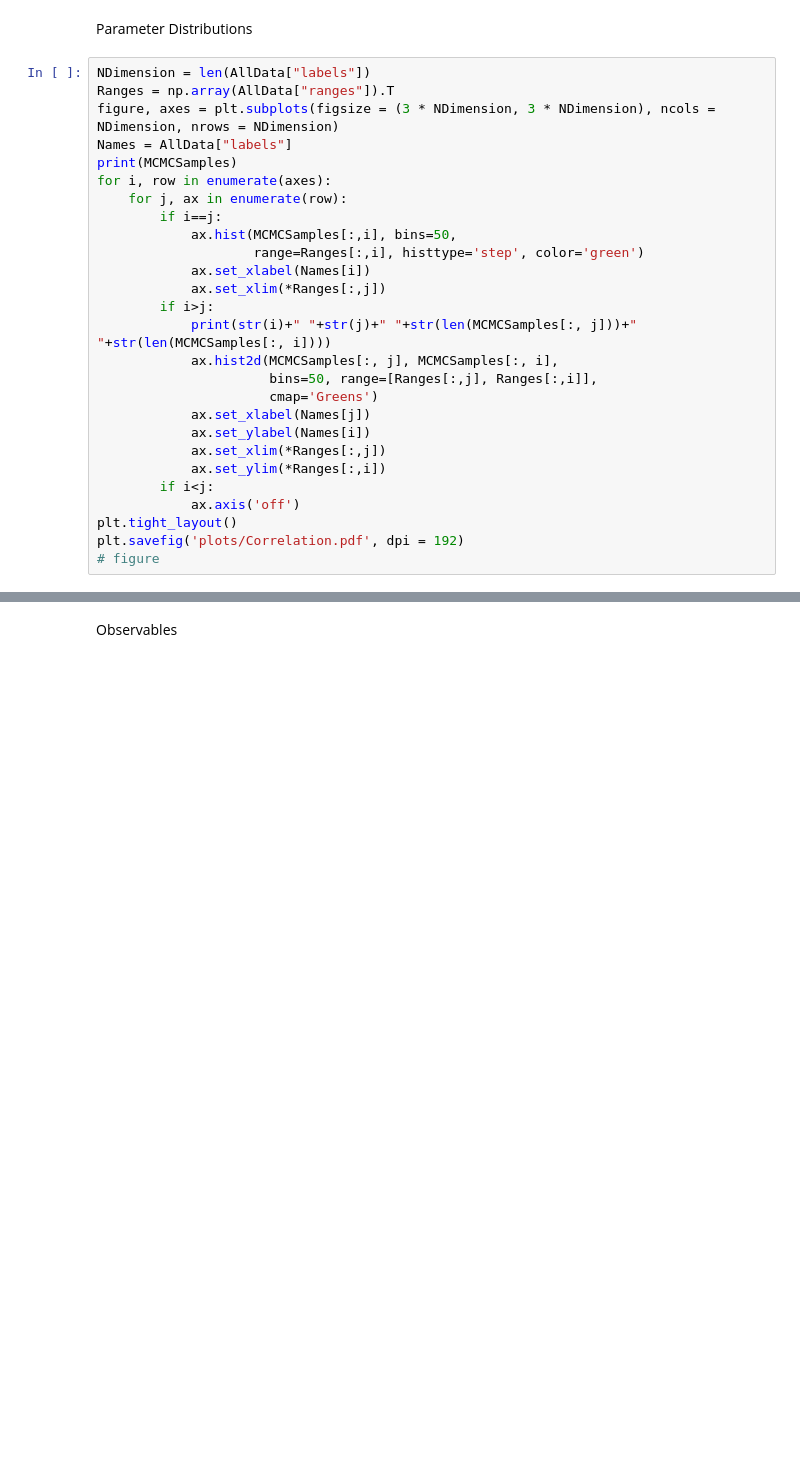
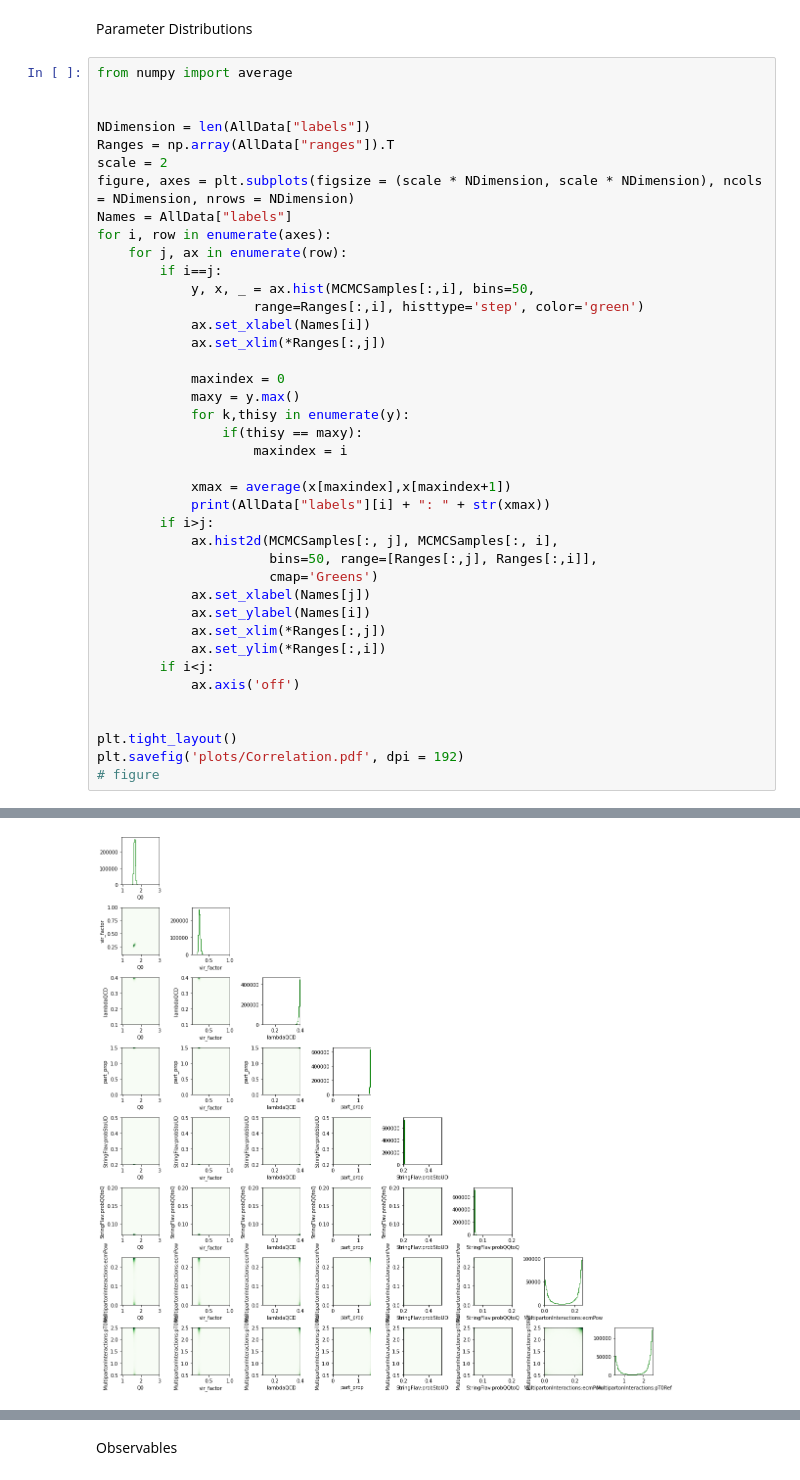
Before and after one commit to JETSCAPE/STAT, a Jupyter notebook: vac-tune.ipynb, the cells around one changed output, grey strips where cells are left out. Cells and saved outputs as stored; diff of their text form; blank space fills up the shorter version.

```diff
--- a/vac-tune.ipynb
+++ b/vac-tune.ipynb
@@ -252,20 +234,31 @@ ValueError: range() arg 3 must not be zero
 # %% [markdown]
 Parameter Distributions
 # %%
+from numpy import average
+
+
 NDimension = len(AllData["labels"])
 Ranges = np.array(AllData["ranges"]).T
-figure, axes = plt.subplots(figsize = (3 * NDimension, 3 * NDimension), ncols = NDimension, nrows = NDimension)
+scale = 2
+figure, axes = plt.subplots(figsize = (scale * NDimension, scale * NDimension), ncols = NDimension, nrows = NDimension)
 Names = AllData["labels"]
-print(MCMCSamples)
 for i, row in enumerate(axes):
     for j, ax in enumerate(row):
         if i==j:
-            ax.hist(MCMCSamples[:,i], bins=50,
+            y, x, _ = ax.hist(MCMCSamples[:,i], bins=50,
                     range=Ranges[:,i], histtype='step', color='green')
             ax.set_xlabel(Names[i])
             ax.set_xlim(*Ranges[:,j])
+
+            maxindex = 0
+            maxy = y.max()
+            for k,thisy in enumerate(y):
+                if(thisy == maxy):
+                    maxindex = i
+
+            xmax = average(x[maxindex],x[maxindex+1])
+            print(AllData["labels"][i] + ": " + str(xmax))
         if i>j:
-            print(str(i)+" "+str(j)+" "+str(len(MCMCSamples[:, j]))+" "+str(len(MCMCSamples[:, i])))
             ax.hist2d(MCMCSamples[:, j], MCMCSamples[:, i],
                       bins=50, range=[Ranges[:,j], Ranges[:,i]],
                       cmap='Greens')
@@ -275,6 +268,9 @@ for i, row in enumerate(axes):
             ax.set_ylim(*Ranges[:,i])
         if i<j:
             ax.axis('off')
+
+
 plt.tight_layout()
 plt.savefig('plots/Correlation.pdf', dpi = 192)
 # figure
+# %% [output]
@@ -280,0 +285 @@ plt.savefig('plots/Correlation.pdf', dpi = 192)
+[figure, added]
```
Also changed, not shown: parts of 14 cells of this notebook.
